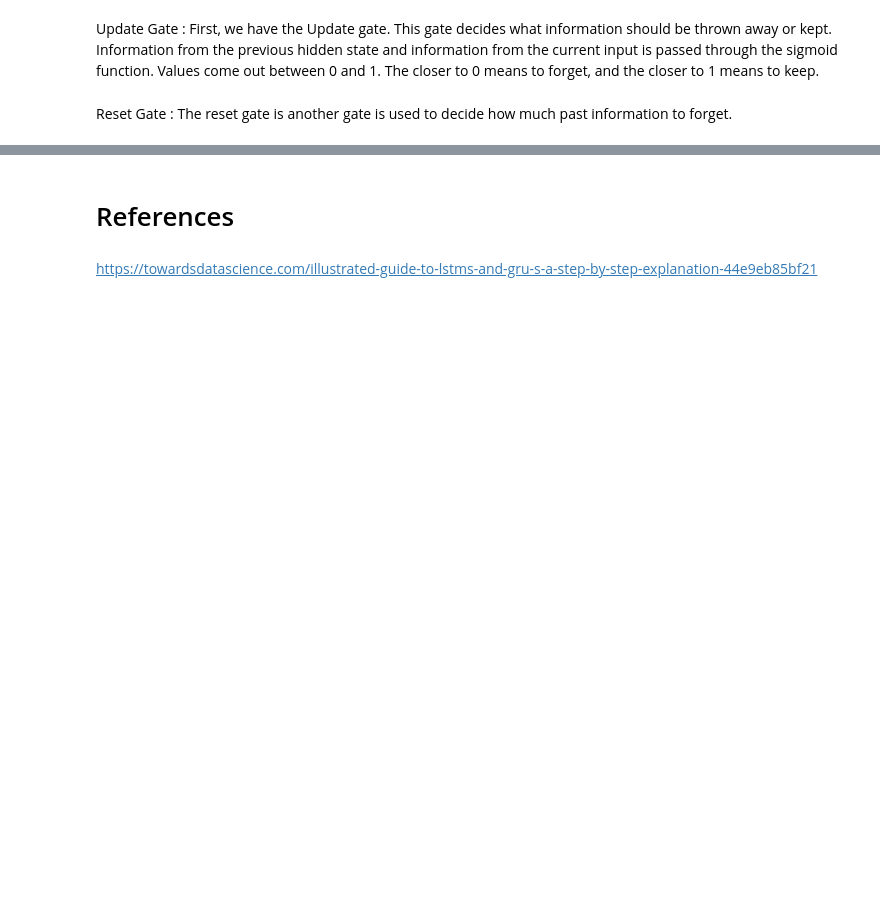
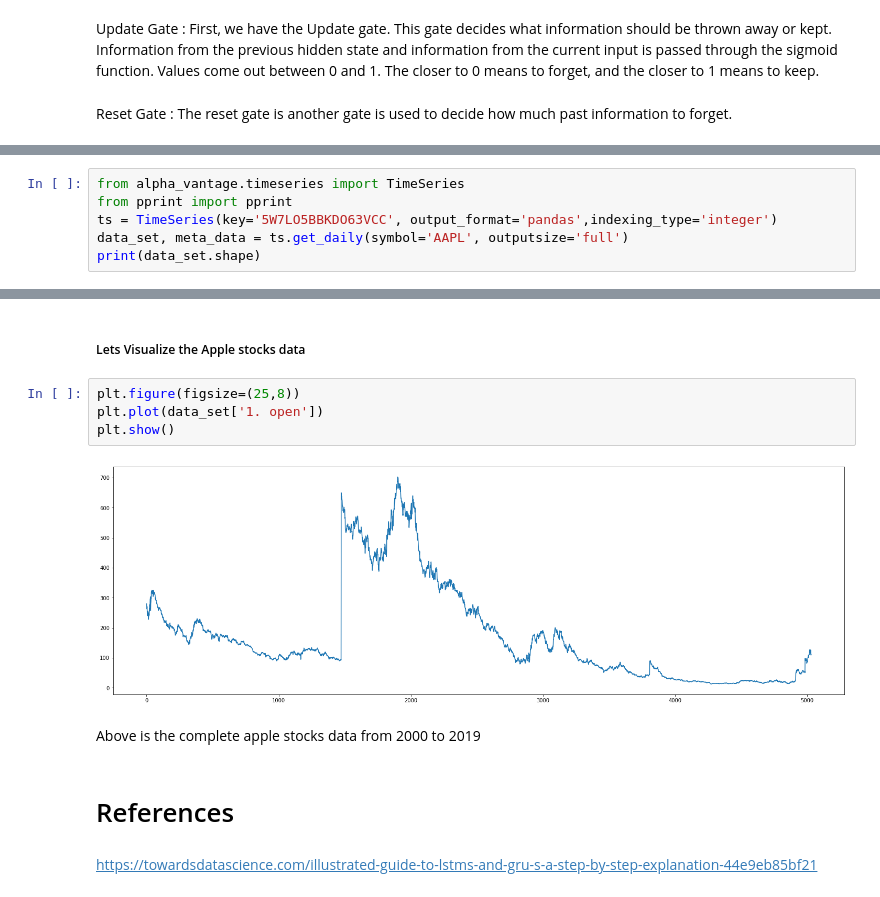
Before and after one commit to ikyath/RNN_Introduction_Fundamentals, a Jupyter notebook: RNN_Theory.ipynb, the cells around one changed output, grey strips where cells are left out. Drawn from its saved outputs; the diff is of its cells as text; blank space fills up the shorter version.

```diff
--- a/RNN_Theory.ipynb
+++ b/RNN_Theory.ipynb
@@ -61,0 +77,6 @@ The reset gate is another gate is used to decide how much past information to fo
+# %%
+from alpha_vantage.timeseries import TimeSeries
+from pprint import pprint
+ts = TimeSeries(key='5W7LO5BBKDO63VCC', output_format='pandas',indexing_type='integer')
+data_set, meta_data = ts.get_daily(symbol='AAPL', outputsize='full')
+print(data_set.shape)
@@ -62,3 +95,13 @@ The reset gate is another gate is used to decide how much past information to fo
+# %% [markdown]
+##### Lets Visualize the Apple stocks data
+# %%
+plt.figure(figsize=(25,8))
+plt.plot(data_set['1. open'])
+plt.show()
+# %% [output]
+[figure, added]
+# %% [markdown]
+Above is the complete apple stocks data from 2000 to 2019
 # %% [markdown]
 # References
 # %% [markdown]
```
Also changed, not shown: parts of 8 cells of this notebook.
